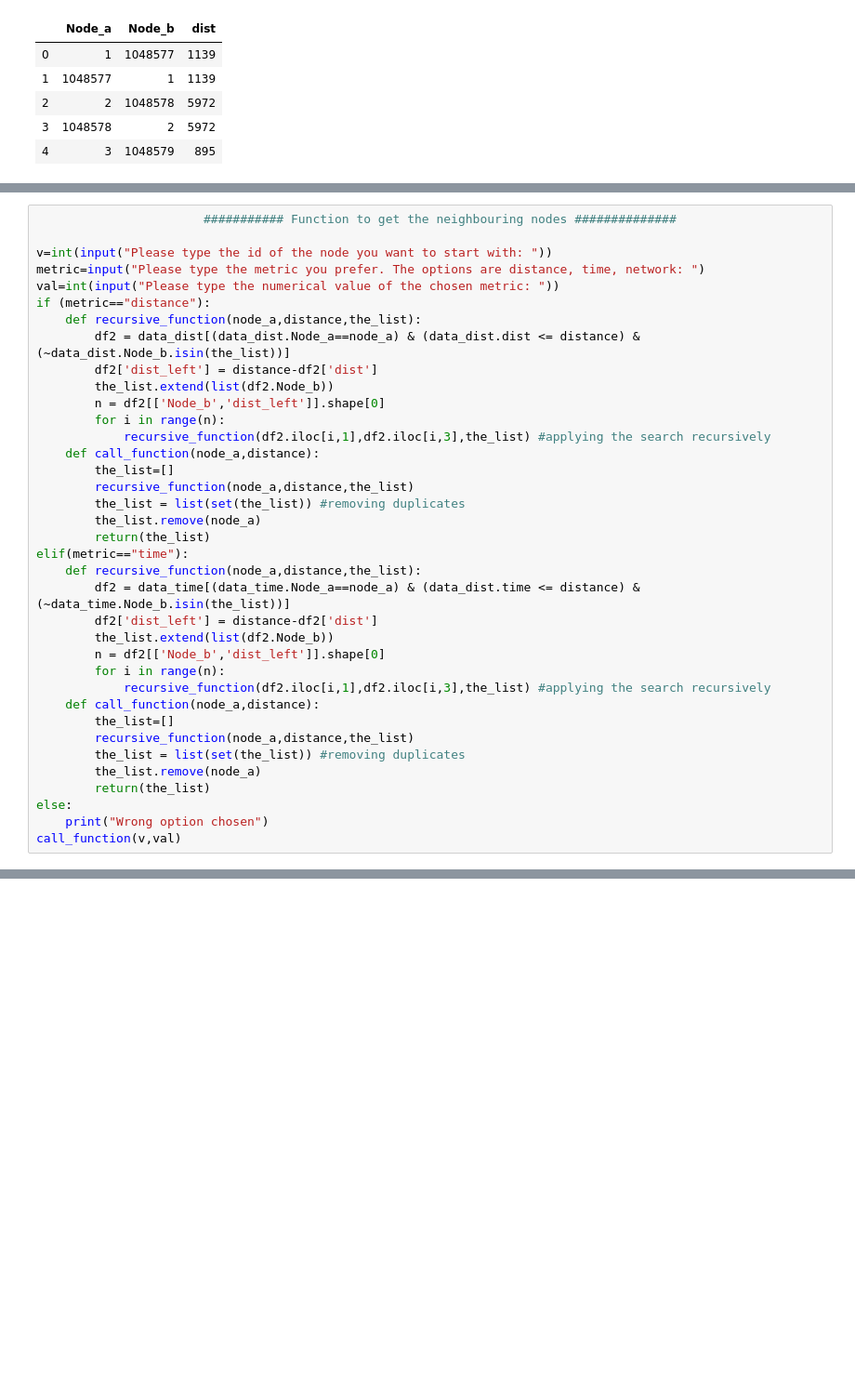
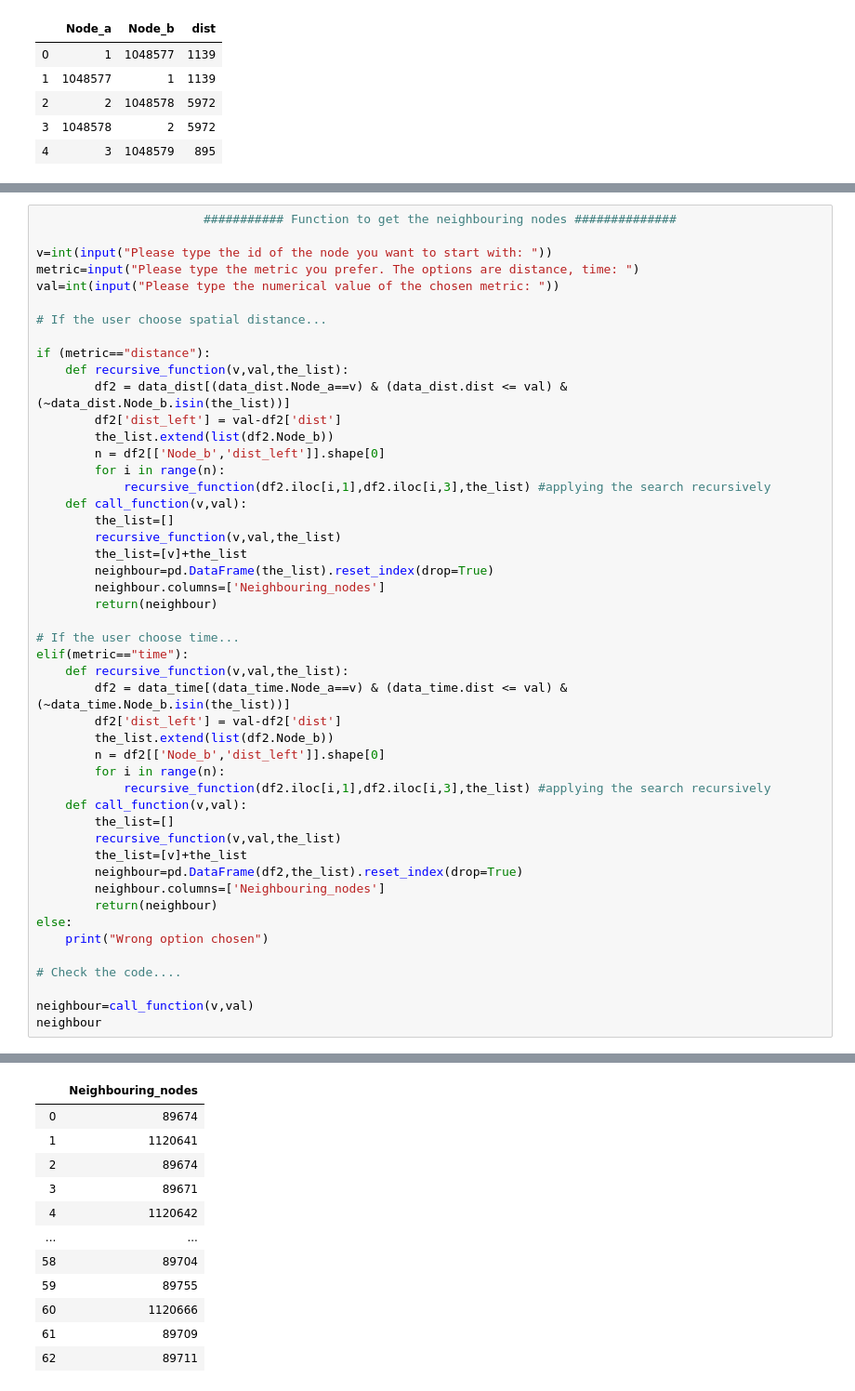
Before and after one commit to Debodeep94/ADM_HW_5, a Jupyter notebook: ADM_HW5_Functionality_1.ipynb, the cells around one changed output, grey strips where cells are left out. Shown at 93% size. Drawn from its saved outputs; the diff is of its cells as text; blank space fills up the shorter version.

```diff
--- a/ADM_HW5_Functionality_1.ipynb
+++ b/ADM_HW5_Functionality_1.ipynb
@@ -63,37 +61,48 @@ data_ntrk.head()
                        ########### Function to get the neighbouring nodes ##############
 
 v=int(input("Please type the id of the node you want to start with: "))
-metric=input("Please type the metric you prefer. The options are distance, time, network: ")
+metric=input("Please type the metric you prefer. The options are distance, time: ")
 val=int(input("Please type the numerical value of the chosen metric: "))
+
+# If the user choose spatial distance...
+
 if (metric=="distance"):
-    def recursive_function(node_a,distance,the_list):
-        df2 = data_dist[(data_dist.Node_a==node_a) & (data_dist.dist <= distance) & (~data_dist.Node_b.isin(the_list))]
-        df2['dist_left'] = distance-df2['dist']
+    def recursive_function(v,val,the_list):
+        df2 = data_dist[(data_dist.Node_a==v) & (data_dist.dist <= val) & (~data_dist.Node_b.isin(the_list))]
+        df2['dist_left'] = val-df2['dist']
         the_list.extend(list(df2.Node_b))
         n = df2[['Node_b','dist_left']].shape[0]
         for i in range(n):
             recursive_function(df2.iloc[i,1],df2.iloc[i,3],the_list) #applying the search recursively
-    def call_function(node_a,distance):
+    def call_function(v,val):
         the_list=[]
-        recursive_function(node_a,distance,the_list)
-        the_list = list(set(the_list)) #removing duplicates
-        the_list.remove(node_a)
-        return(the_list)
+        recursive_function(v,val,the_list)
+        the_list=[v]+the_list
+        neighbour=pd.DataFrame(the_list).reset_index(drop=True)
+        neighbour.columns=['Neighbouring_nodes']
+        return(neighbour)
+
+# If the user choose time...
 elif(metric=="time"):
-    def recursive_function(node_a,distance,the_list):
-        df2 = data_time[(data_time.Node_a==node_a) & (data_dist.time <= distance) & (~data_time.Node_b.isin(the_list))]
-        df2['dist_left'] = distance-df2['dist']
+    def recursive_function(v,val,the_list):
+        df2 = data_time[(data_time.Node_a==v) & (data_time.dist <= val) & (~data_time.Node_b.isin(the_list))]
+        df2['dist_left'] = val-df2['dist']
         the_list.extend(list(df2.Node_b))
         n = df2[['Node_b','dist_left']].shape[0]
         for i in range(n):
             recursive_function(df2.iloc[i,1],df2.iloc[i,3],the_list) #applying the search recursively
-    def call_function(node_a,distance):
+    def call_function(v,val):
         the_list=[]
-        recursive_function(node_a,distance,the_list)
-        the_list = list(set(the_list)) #removing duplicates
-        the_list.remove(node_a)
-        return(the_list)
+        recursive_function(v,val,the_list)
+        the_list=[v]+the_list
+        neighbour=pd.DataFrame(df2,the_list).reset_index(drop=True)
+        neighbour.columns=['Neighbouring_nodes']
+        return(neighbour)
 else:
     print("Wrong option chosen")
-call_function(v,val)
+
+# Check the code....
+
+neighbour=call_function(v,val)
+neighbour
 # %% [output]
@@ -107,0 +117,12 @@ See the caveats in the documentation: http://pandas.pydata.org/pandas-docs/stabl
+|  | Neighbouring_nodes |
+| 0 | 89674 |
+| 1 | 1120641 |
+| 2 | 89674 |
+| 3 | 89671 |
+| 4 | 1120642 |
+| ... | ... |
+| 58 | 89704 |
+| 59 | 89755 |
+| 60 | 1120666 |
+| 61 | 89709 |
+| 62 | 89711 |
```
Also changed, not shown: parts of 16 cells of this notebook.
